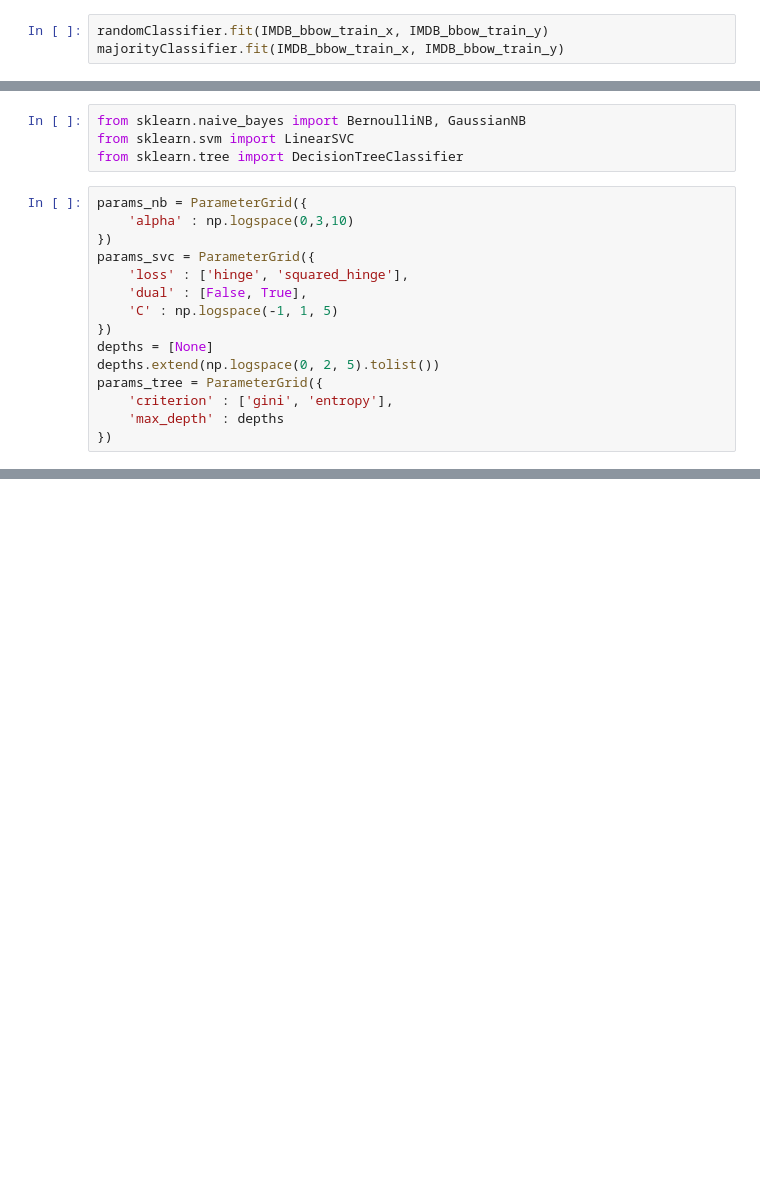
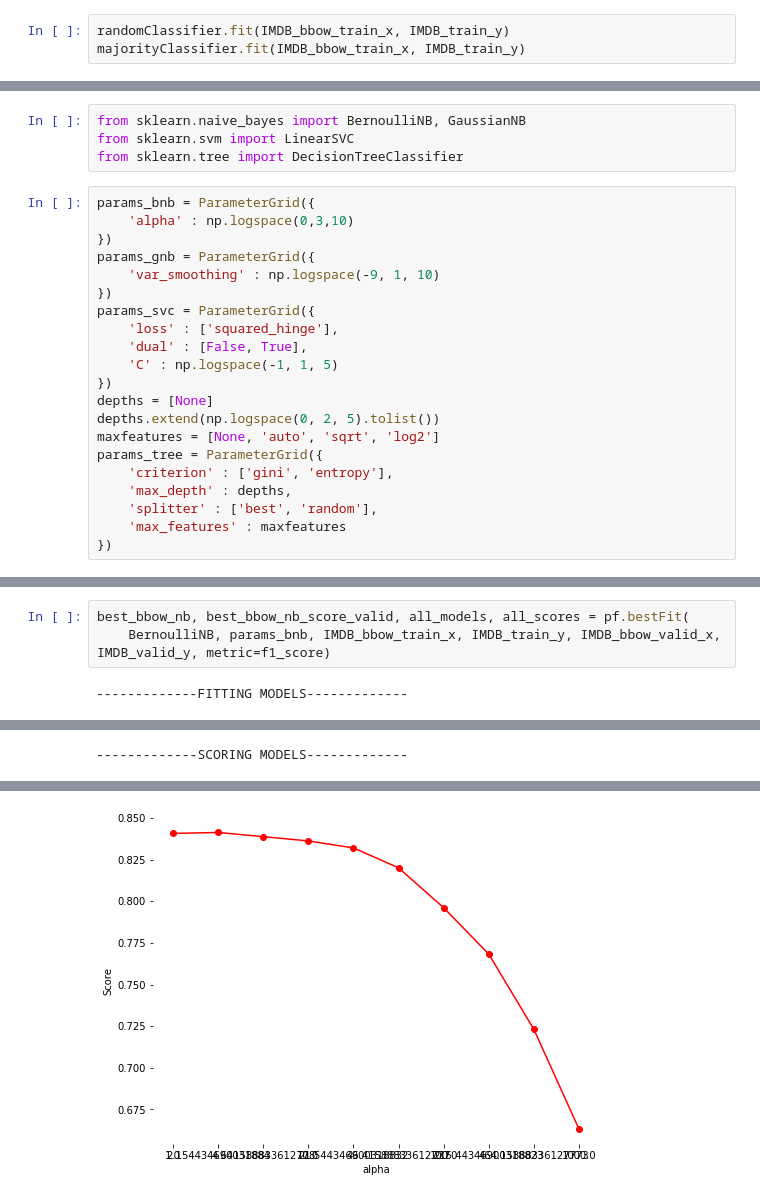
Before and after one commit to yblainm/yelp-baselines, a Jupyter notebook: a3.ipynb, the cells around one changed output, grey strips where cells are left out. Cells and saved outputs as stored; diff of their text form; blank space fills up the shorter version.

```diff
--- a/a3.ipynb
+++ b/a3.ipynb
@@ -140,8 +122,8 @@ from sklearn.dummy import DummyClassifier
 randomClassifier = DummyClassifier(strategy="uniform")
 majorityClassifier = DummyClassifier(strategy="most_frequent")
 # %%
-randomClassifier.fit(IMDB_bbow_train_x, IMDB_bbow_train_y)
-majorityClassifier.fit(IMDB_bbow_train_x, IMDB_bbow_train_y)
+randomClassifier.fit(IMDB_bbow_train_x, IMDB_train_y)
+majorityClassifier.fit(IMDB_bbow_train_x, IMDB_train_y)
 # %% [output]
 DummyClassifier(constant=None, random_state=None, strategy='most_frequent')
 # %%
@@ -164,18 +146,24 @@ from sklearn.naive_bayes import BernoulliNB, GaussianNB
 from sklearn.svm import LinearSVC
 from sklearn.tree import DecisionTreeClassifier
 # %%
-params_nb = ParameterGrid({
-	'alpha' : np.logspace(0,3,10)
+params_bnb = ParameterGrid({
+    'alpha' : np.logspace(0,3,10)
+})
+params_gnb = ParameterGrid({
+    'var_smoothing' : np.logspace(-9, 1, 10)
 })
 params_svc = ParameterGrid({
-	'loss' : ['hinge', 'squared_hinge'],
+    'loss' : ['squared_hinge'],
 	'dual' : [False, True],
 	'C' : np.logspace(-1, 1, 5)
 })
 depths = [None]
 depths.extend(np.logspace(0, 2, 5).tolist())
+maxfeatures = [None, 'auto', 'sqrt', 'log2']
 params_tree = ParameterGrid({
 	'criterion' : ['gini', 'entropy'],
-	'max_depth' : depths
+	'max_depth' : depths,
+    'splitter' : ['best', 'random'],
+    'max_features' : maxfeatures
 })
 # %%
@@ -188,0 +180,5 @@ print(params_nb.param_grid, params_svc.param_grid, params_tree.param_grid, sep='
+# %%
+best_bbow_nb, best_bbow_nb_score_valid, all_models, all_scores = pf.bestFit(
+    BernoulliNB, params_bnb, IMDB_bbow_train_x, IMDB_train_y, IMDB_bbow_valid_x, IMDB_valid_y, metric=f1_score)
+# %% [output]
+-------------FITTING MODELS-------------
@@ -188,0 +191 @@ print(params_nb.param_grid, params_svc.param_grid, params_tree.param_grid, sep='
+-------------SCORING MODELS-------------
@@ -188,0 +193 @@ print(params_nb.param_grid, params_svc.param_grid, params_tree.param_grid, sep='
+[figure, added]
```
Also changed, not shown: parts of 17 cells of this notebook.
